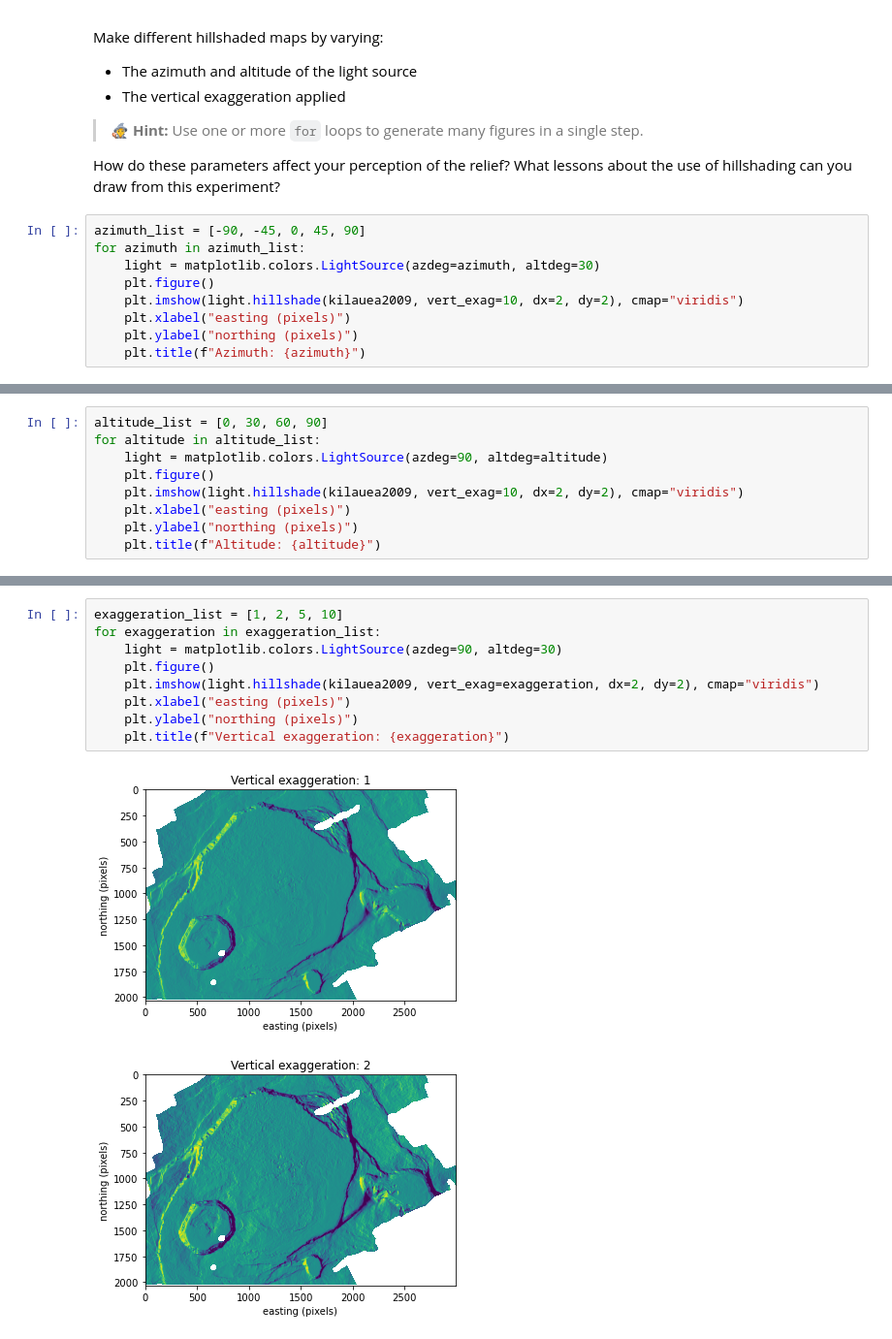
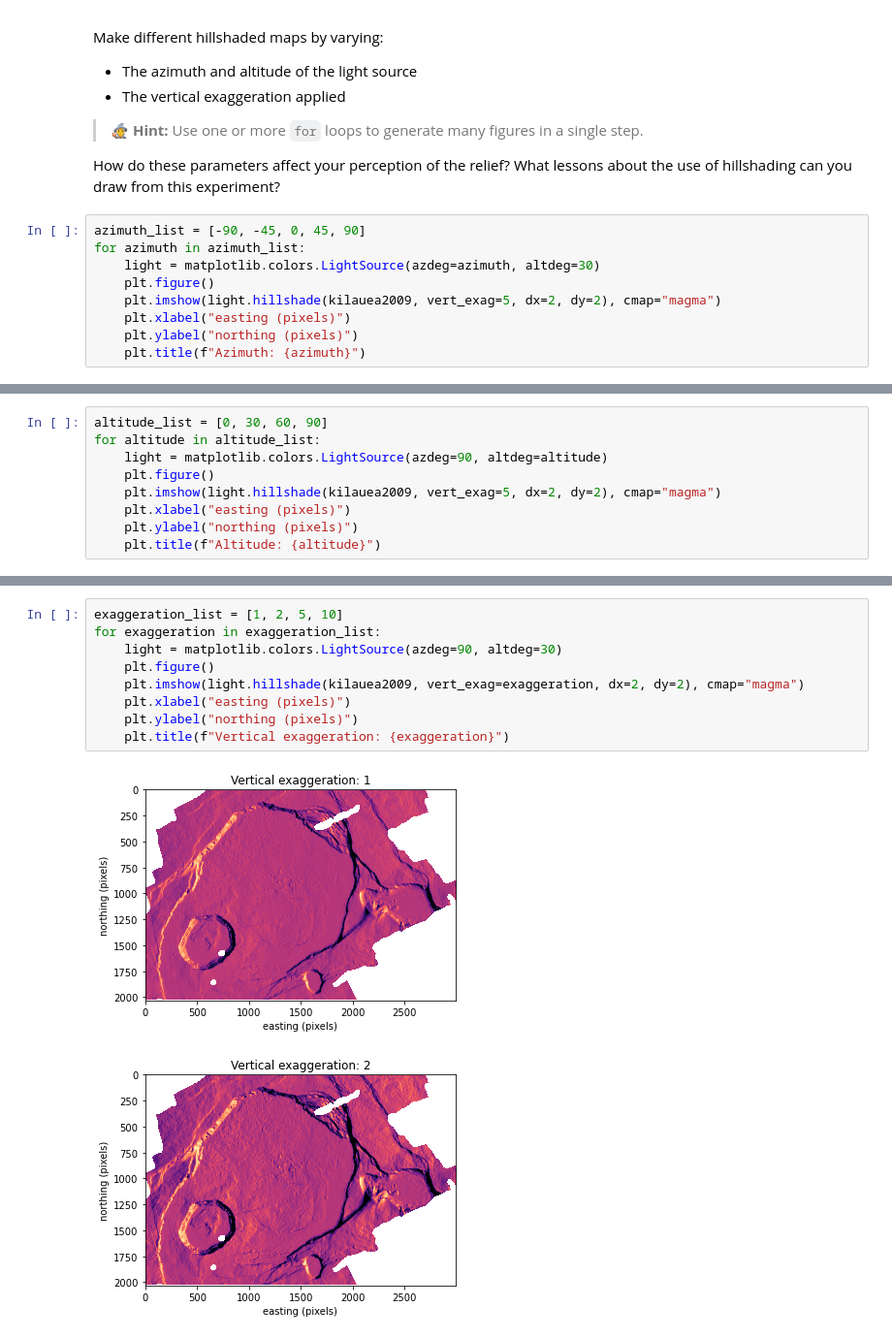
Before and after one commit to leouieda/remote-sensing, a Jupyter notebook: practicals/practical3.ipynb, the cells around one changed output, grey strips where cells are left out. Shown at 97% size. Cells and saved outputs as stored; diff of their text form.

```diff
--- a/practicals/practical3.ipynb
+++ b/practicals/practical3.ipynb
@@ -336,7 +336,7 @@ azimuth_list = [-90, -45, 0, 45, 90]
 for azimuth in azimuth_list:
     light = matplotlib.colors.LightSource(azdeg=azimuth, altdeg=30)
     plt.figure()
-    plt.imshow(light.hillshade(kilauea2009, vert_exag=10, dx=2, dy=2), cmap="viridis")
+    plt.imshow(light.hillshade(kilauea2009, vert_exag=5, dx=2, dy=2), cmap="magma")
     plt.xlabel("easting (pixels)")
     plt.ylabel("northing (pixels)")
     plt.title(f"Azimuth: {azimuth}")
@@ -351,7 +351,7 @@ altitude_list = [0, 30, 60, 90]
 for altitude in altitude_list:
     light = matplotlib.colors.LightSource(azdeg=90, altdeg=altitude)
     plt.figure()
-    plt.imshow(light.hillshade(kilauea2009, vert_exag=10, dx=2, dy=2), cmap="viridis")
+    plt.imshow(light.hillshade(kilauea2009, vert_exag=5, dx=2, dy=2), cmap="magma")
     plt.xlabel("easting (pixels)")
     plt.ylabel("northing (pixels)")
     plt.title(f"Altitude: {altitude}")
@@ -363,12 +363,12 @@ for altitude in altitude_list:
 # %%
 exaggeration_list = [1, 2, 5, 10]
 for exaggeration in exaggeration_list:
     light = matplotlib.colors.LightSource(azdeg=90, altdeg=30)
     plt.figure()
-    plt.imshow(light.hillshade(kilauea2009, vert_exag=exaggeration, dx=2, dy=2), cmap="viridis")
+    plt.imshow(light.hillshade(kilauea2009, vert_exag=exaggeration, dx=2, dy=2), cmap="magma")
     plt.xlabel("easting (pixels)")
     plt.ylabel("northing (pixels)")
     plt.title(f"Vertical exaggeration: {exaggeration}")
 # %% [output]
-[figure, old version]
+[figure, new version]
-[figure, old version]
+[figure, new version]
```
Also changed, not shown: parts of 8 cells of this notebook.
